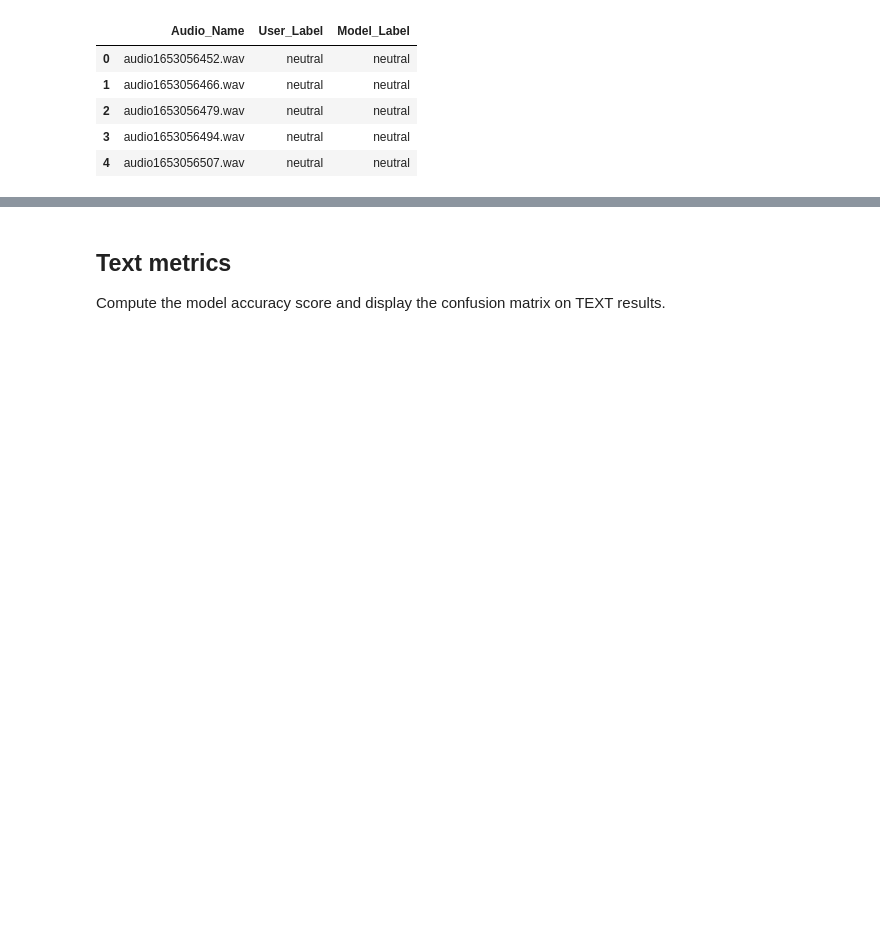
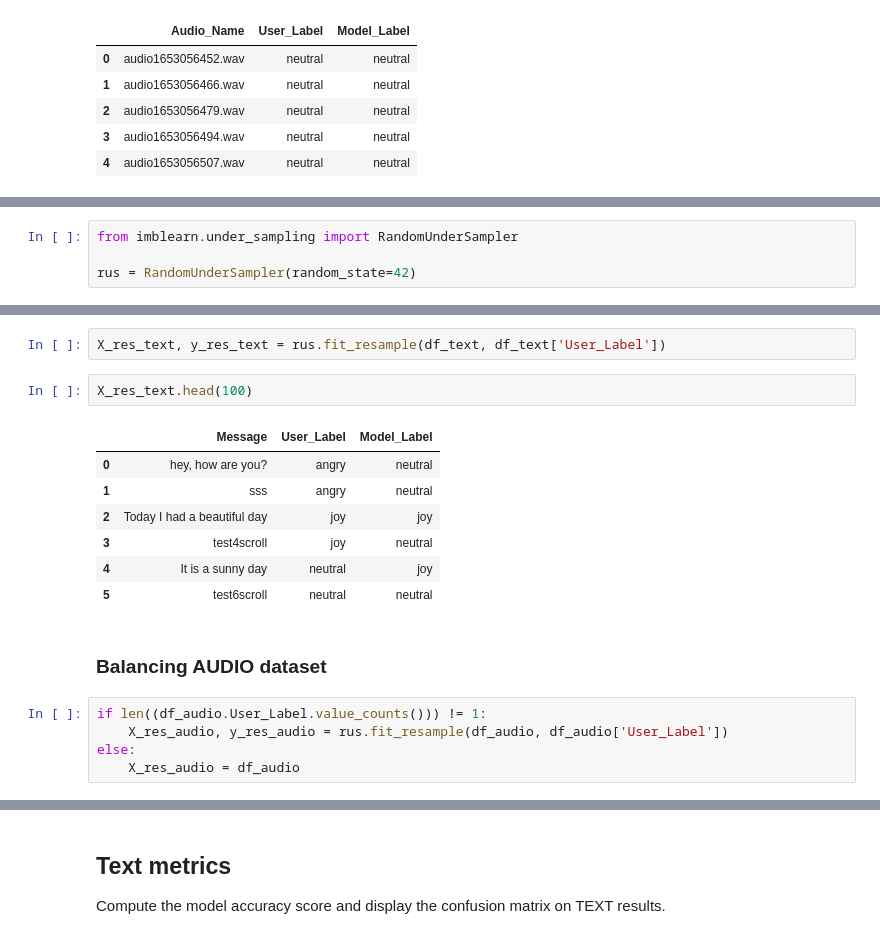
Before and after one commit to gerti98/MobileProject, a Jupyter notebook: ExperimentalAnalysis/ModelAnalysis/ModelAnalysis.ipynb, the cells around one changed output, grey strips where cells are left out. Drawn from its saved outputs; the diff is of its cells as text; blank space fills up the shorter version.

```diff
--- a/ExperimentalAnalysis/ModelAnalysis/ModelAnalysis.ipynb
+++ b/ExperimentalAnalysis/ModelAnalysis/ModelAnalysis.ipynb
@@ -29,0 +46,4 @@ df_audio.head()
+# %%
+from imblearn.under_sampling import RandomUnderSampler
+
+rus = RandomUnderSampler(random_state=42)
@@ -29,0 +52,19 @@ df_audio.head()
+# %%
+X_res_text, y_res_text = rus.fit_resample(df_text, df_text['User_Label'])
+# %%
+X_res_text.head(100)
+# %% [output]
+|  | Message | User_Label | Model_Label |
+| 0 | hey, how are you? | angry | neutral |
+| 1 | sss | angry | neutral |
+| 2 | Today I had a beautiful day | joy | joy |
+| 3 | test4scroll | joy | neutral |
+| 4 | It is a sunny day | neutral | joy |
+| 5 | test6scroll | neutral | neutral |
+# %% [markdown]
+### Balancing AUDIO dataset
+# %%
+if len((df_audio.User_Label.value_counts())) != 1:
+    X_res_audio, y_res_audio = rus.fit_resample(df_audio, df_audio['User_Label'])
+else:
+    X_res_audio = df_audio
```
Also changed, not shown: parts of 11 cells of this notebook, 3 other files.
